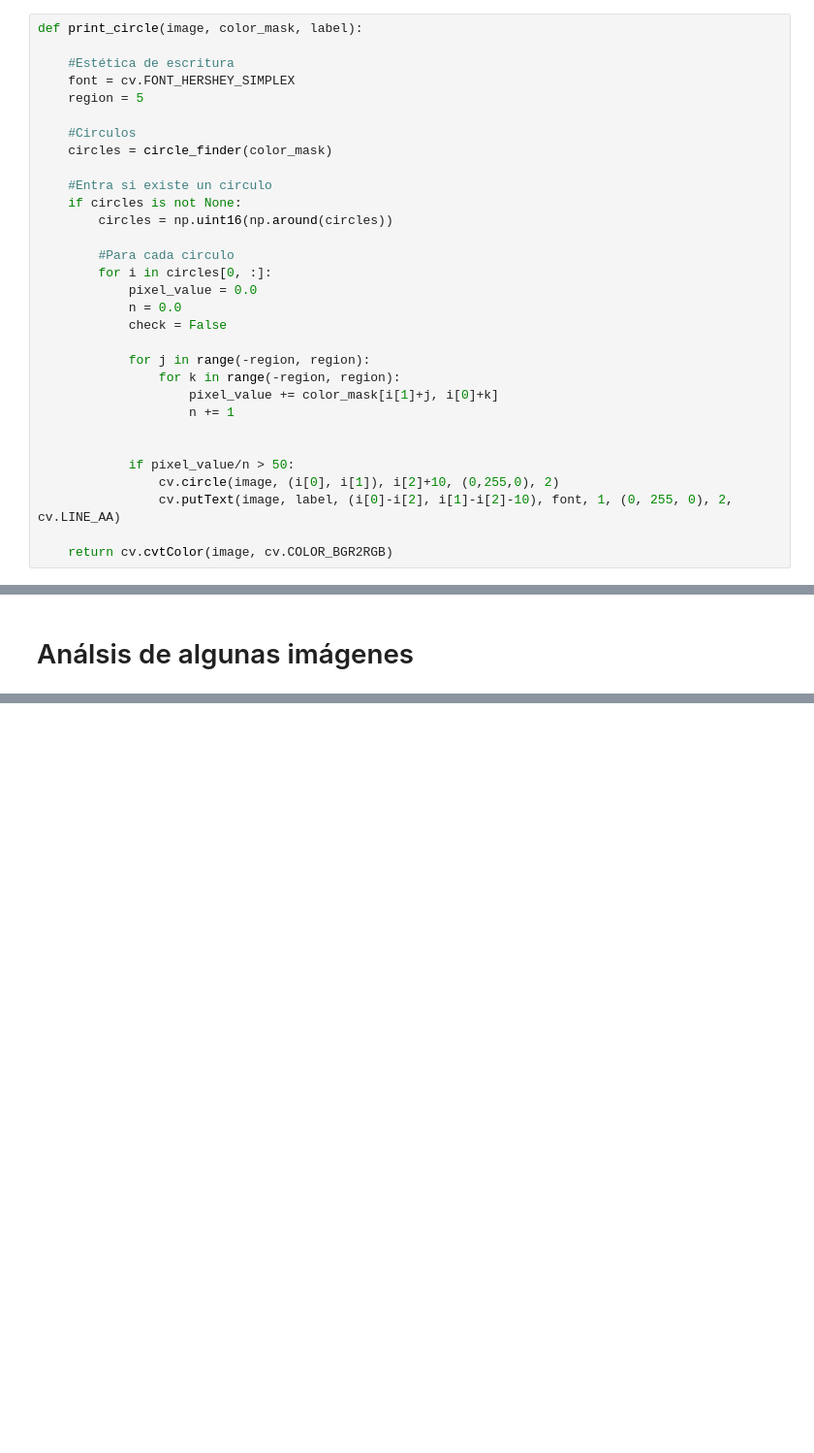
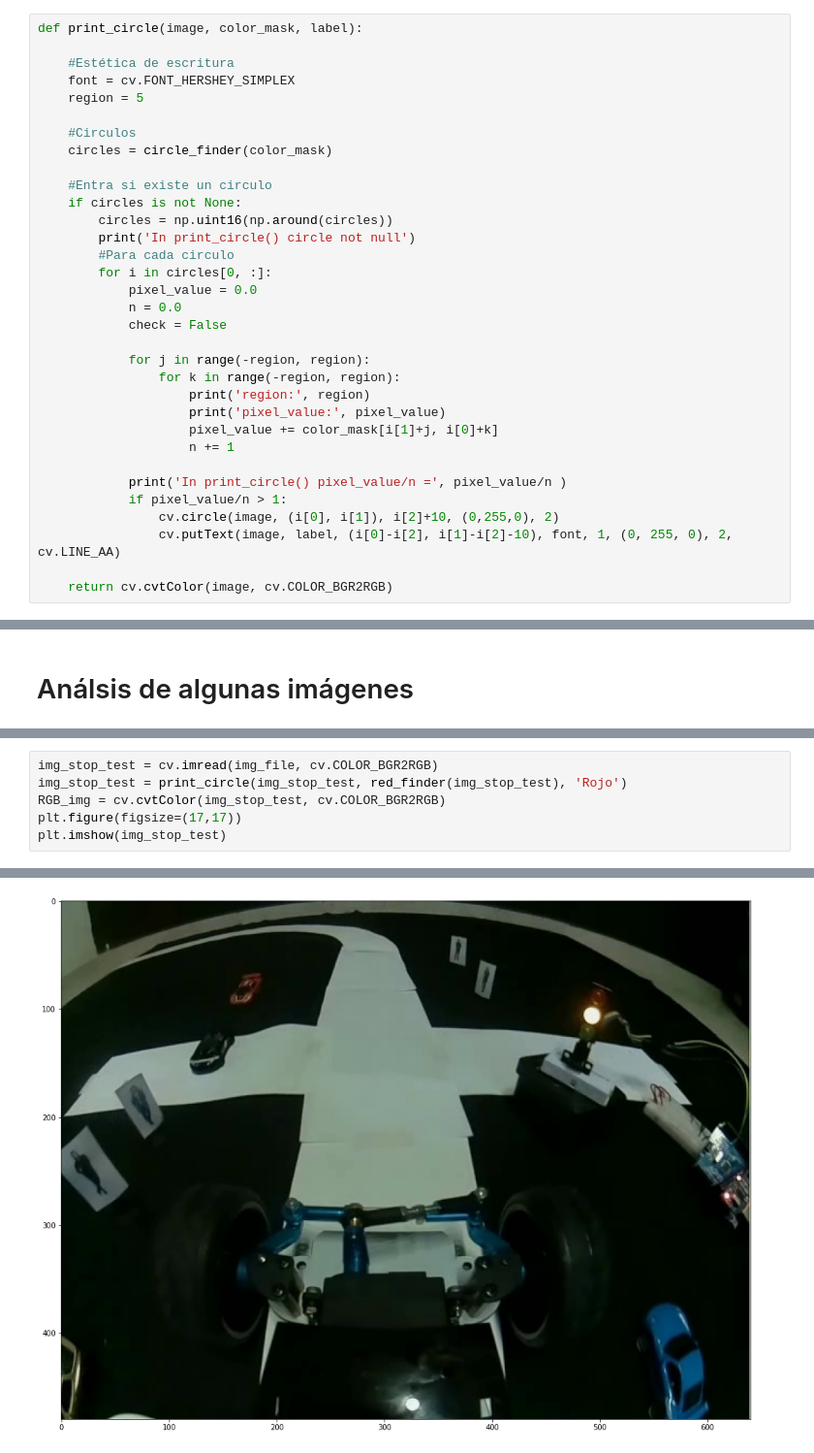
Before and after one commit to nohelybc/Self-Driven-Car-exercises-with-Python, a Jupyter notebook: SDC11_actividad3_Badillo_Casanova.ipynb, the cells around one changed output, grey strips where cells are left out. Shown at 97% size. Saved outputs shown, nothing was run; the diff lists cells and outputs as text; blank space fills up the shorter version.

```diff
--- a/SDC11_actividad3_Badillo_Casanova.ipynb
+++ b/SDC11_actividad3_Badillo_Casanova.ipynb
@@ -123,7 +123,7 @@ def print_circle(image, color_mask, label):
     #Entra si existe un circulo
     if circles is not None:
         circles = np.uint16(np.around(circles))
-
+        print('In print_circle() circle not null')
         #Para cada circulo
         for i in circles[0, :]:
             pixel_value = 0.0
@@ -132,11 +132,13 @@ def print_circle(image, color_mask, label):
 
             for j in range(-region, region):
                 for k in range(-region, region):
+                    print('region:', region)
+                    print('pixel_value:', pixel_value)
                     pixel_value += color_mask[i[1]+j, i[0]+k]
                     n += 1
 
-
-            if pixel_value/n > 50:
+            print('In print_circle() pixel_value/n =', pixel_value/n )
+            if pixel_value/n > 1:
                 cv.circle(image, (i[0], i[1]), i[2]+10, (0,255,0), 2)
                 cv.putText(image, label, (i[0]-i[2], i[1]-i[2]-10), font, 1, (0, 255, 0), 2, cv.LINE_AA)
 
@@ -215,0 +240,7 @@ AttributeError: 'NoneType' object has no attribute 'shape'
+# %%
+img_stop_test = cv.imread(img_file, cv.COLOR_BGR2RGB)
+img_stop_test = print_circle(img_stop_test, red_finder(img_stop_test), 'Rojo')
+RGB_img = cv.cvtColor(img_stop_test, cv.COLOR_BGR2RGB)
+plt.figure(figsize=(17,17))
+plt.imshow(img_stop_test)
+# %% [output]
@@ -216 +248,2 @@ AttributeError: 'NoneType' object has no attribute 'shape'
+[figure, added]
 # %%
```
Also changed, not shown: parts of 9 cells of this notebook, 1 other file.
